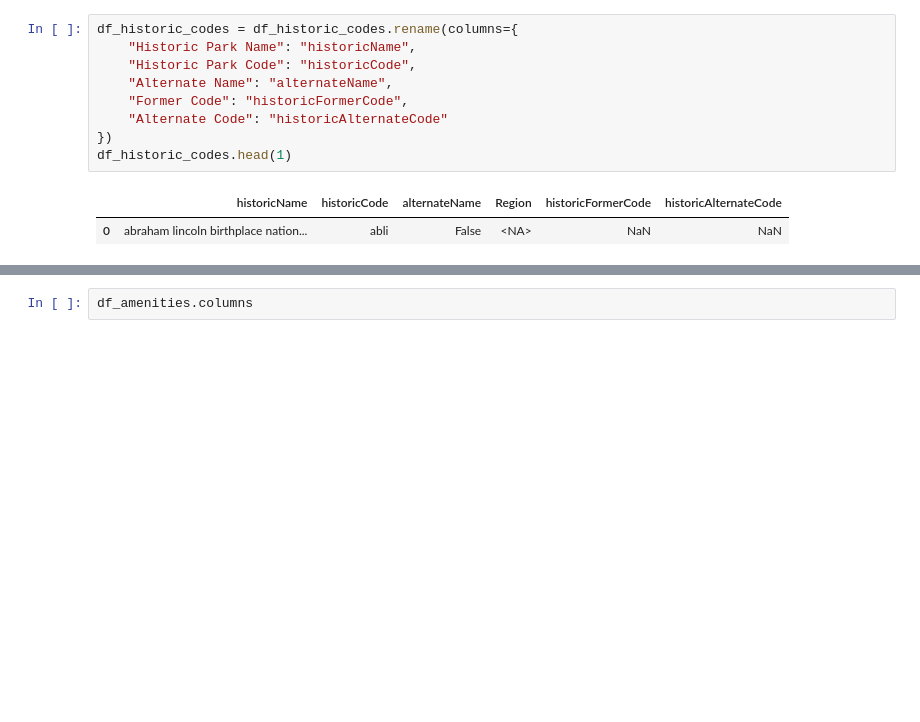
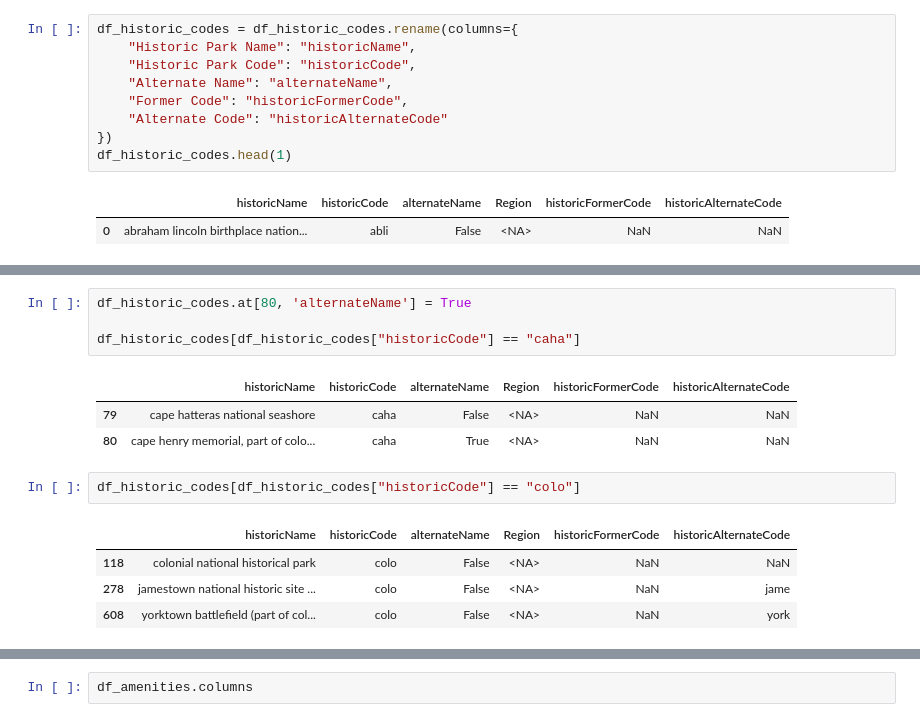
Before and after one commit to jeccalong/NPS_Mortality_Analysis, a Jupyter notebook: Notebooks/aquisitionAndCleaning.ipynb, the cells around one changed output, grey strips where cells are left out. Saved outputs shown, nothing was run; the diff lists cells and outputs as text; blank space fills up the shorter version.

```diff
--- a/Notebooks/aquisitionAndCleaning.ipynb
+++ b/Notebooks/aquisitionAndCleaning.ipynb
@@ -1833,0 +1855,15 @@ df_historic_codes.head(1)
+# %%
+df_historic_codes.at[80, 'alternateName'] = True
+
+df_historic_codes[df_historic_codes["historicCode"] == "caha"]
+# %% [output]
+|  | historicName | historicCode | alternateName | Region | historicFormerCode | historicAlternateCode |
+| 79 | cape hatteras national seashore | caha | False | <NA> | NaN | NaN |
+| 80 | cape henry memorial, part of colo... | caha | True | <NA> | NaN | NaN |
+# %%
+df_historic_codes[df_historic_codes["historicCode"] == "colo"]
+# %% [output]
+|  | historicName | historicCode | alternateName | Region | historicFormerCode | historicAlternateCode |
+| 118 | colonial national historical park | colo | False | <NA> | NaN | NaN |
+| 278 | jamestown national historic site ... | colo | False | <NA> | NaN | jame |
+| 608 | yorktown battlefield (part of col... | colo | False | <NA> | NaN | york |
```
Also changed, not shown: parts of 40 cells of this notebook, 1 other file.
